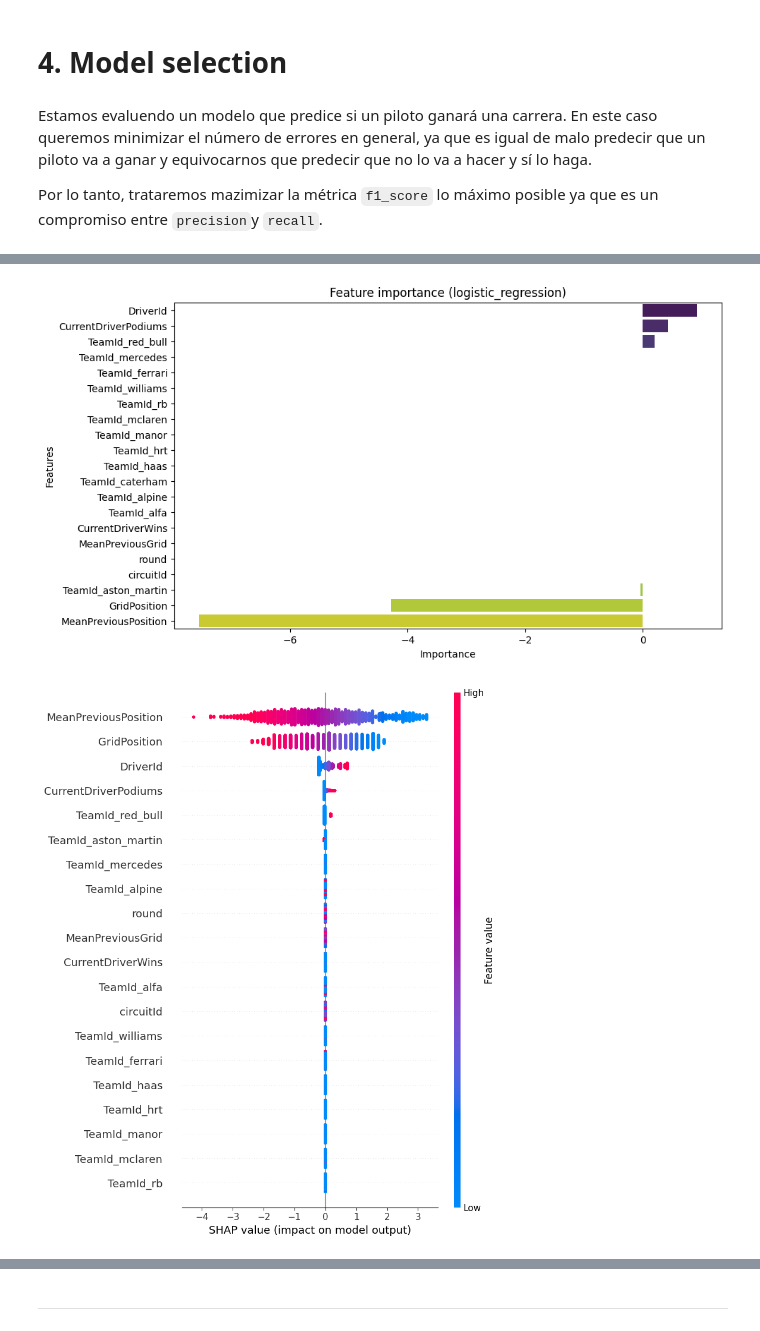
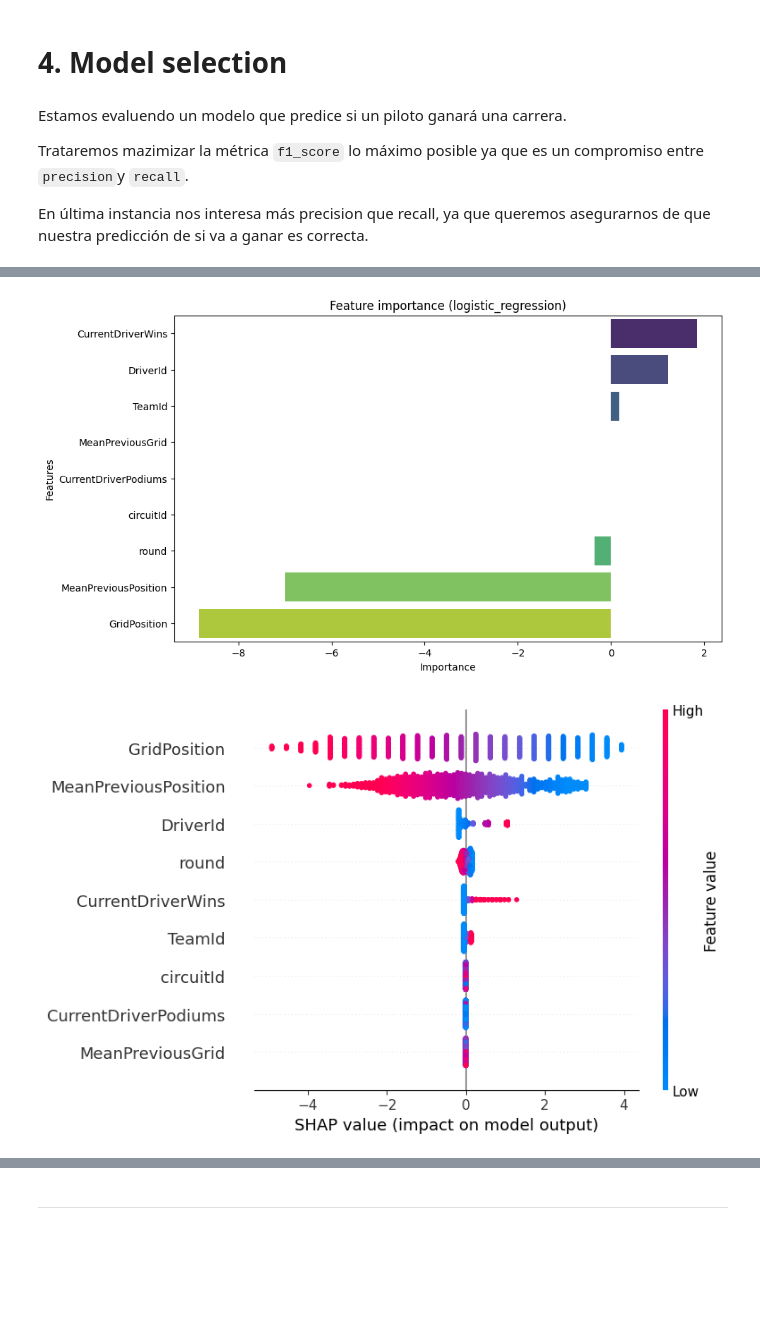
Before and after one commit to SupernovaIa/Formula-1-ML-Project, a Jupyter notebook: notebook/B2-Model-Classification.ipynb, the cells around one changed output, grey strips where cells are left out. Drawn from its saved outputs; the diff is of its cells as text; code cells hidden in the pictures; blank space fills up the shorter version.

Commit message:
Model classification (wip)

```diff
--- a/notebook/B2-Model-Classification.ipynb
+++ b/notebook/B2-Model-Classification.ipynb
@@ -47,7 +47,7 @@ Our target variable in this case is `Winner` (it could be `Podium` if we want to
 
 Therefore, we can remove `Position`, `Time`, `Status`, `Points`, `Podium`. The rest of the variables can be known before the race takes place.
 # %%
-target = 'Podium'
+target = 'Winner'
 
 drop = 'Winner' if target == 'Podium' else 'Podium'
 
@@ -109,8 +109,8 @@ We only need to encode the columns `DriverId`, `TeamId`, and `circuitId`.
 
 Since we have very few outliers in our datasets and there are no extremely high values, we will use a `MinMax` scaler.
 # %%
-encoding_methods = {"onehot": ['TeamId'],
-                    "target": ['DriverId'],
+encoding_methods = {"onehot": [],
+                    "target": ['DriverId', 'TeamId'],
                     "ordinal" : {
                         'circuitId': df['circuitId'].unique().tolist()
                         },
@@ -122,16 +122,18 @@ df_encoded, df_scaled = preprocess(df, encoding_methods, scaling, target_variabl
 # %% [markdown]
 # 4. Model selection
 # %% [markdown]
-Estamos evaluendo un modelo que predice si un piloto ganará una carrera. En este caso queremos minimizar el número de errores en general, ya que es igual de malo predecir que un piloto va a ganar y equivocarnos que predecir que no lo va a hacer y sí lo haga.
+Estamos evaluendo un modelo que predice si un piloto ganará una carrera.
 
-Por lo tanto, trataremos mazimizar la métrica `f1_score` lo máximo posible ya que es un compromiso entre `precision`y `recall`.
+Trataremos mazimizar la métrica `f1_score` lo máximo posible ya que es un compromiso entre `precision`y `recall`.
+
+En última instancia nos interesa más precision que recall, ya que queremos asegurarnos de que nuestra predicción de si va a ganar es correcta.
 # %%
 models = ClassificationModels(df_scaled, target)
 # %%
 df_results = pd.DataFrame()
 # %%
 # model_list = ["logistic_regression", "tree", "random_forest", "gradient_boosting", "xgboost"]
-model_list = ["logistic_regression"]
+model_list = ["logistic_regression", "xgboost"]
 
 for model in model_list:
 
@@ -142,5 +144,5 @@ for model in model_list:
     df_current_results = models.get_metrics(model)
     df_current_results["model"] = model
     df_results = pd.concat([df_results, df_current_results], axis=0)
-    models.plot_roc_curve(model)
+    models.plot_precision_recall_curve(model)
 # %% [output]
@@ -148,2 +150,2 @@ for model in model_list:
-[figure, old version]
+[figure, new version]
-[figure, old version]
+[figure, new version]
```
Also changed, not shown: parts of 22 cells of this notebook, 6 other files.
